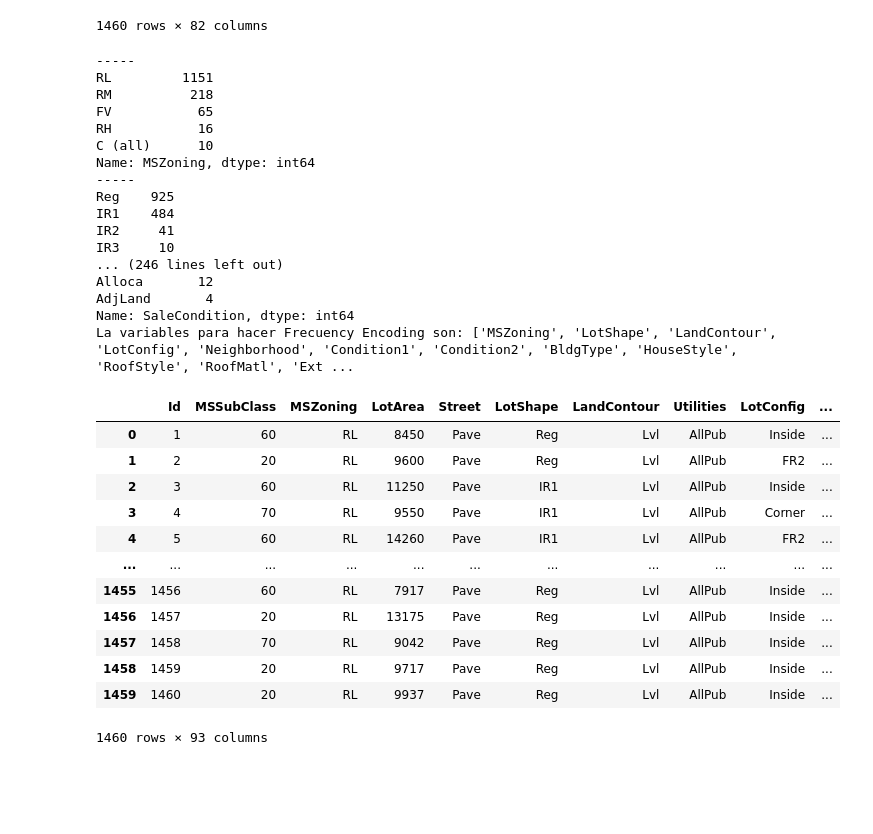
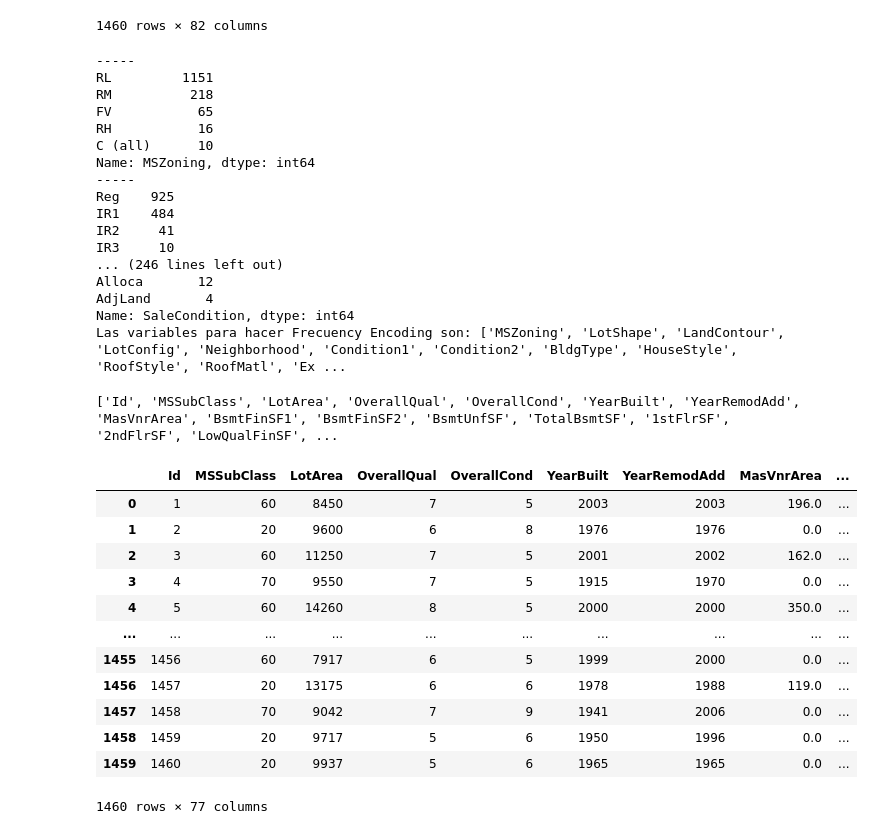
Before and after one commit to LeoContreras8/Laboratorio-1, a Jupyter notebook: Laboratorio1.ipynb, the cells around one changed output. Saved outputs shown, nothing was run; the diff lists cells and outputs as text; code cells hidden in the pictures; blank space fills up the shorter version.

```diff
--- a/Laboratorio1.ipynb
+++ b/Laboratorio1.ipynb
@@ -655,7 +643,7 @@ for i in cat_cols:
         print("-----")
         print(dataset[i].value_counts().sort_values(ascending=False))
         freq_encoding.append(i)
-print(f"La variables para hacer Frecuency Encoding son: {freq_encoding}")
+print(f"Las variables para hacer Frecuency Encoding son: {freq_encoding}")
 
 ## La variables para hacer One Hot Encoding son ['MSZoning', 'LotShape', 'LandContour', 'LotConfig', 'Neighborhood', 'Condition1', 'Condition2', 'BldgType', 'HouseStyle', 'RoofStyle', 'RoofMatl', 'Exterior1st', 'Exterior2nd', 'MasVnrType', 'ExterQual', 'ExterCond', 'Foundation', 'BsmtQual', 'BsmtCond', 'BsmtExposure', 'BsmtFinType1', 'BsmtFinType2', 'Heating', 'HeatingQC', 'Electrical', 'KitchenQual', 'Functional', 'SaleType', 'SaleCondition']
 # %% [output]
@@ -675,6 +663,6 @@ IR3     10
 Alloca       12
 AdjLand       4
 Name: SaleCondition, dtype: int64
-La variables para hacer Frecuency Encoding son: ['MSZoning', 'LotShape', 'LandContour', 'LotConfig', 'Neighborhood', 'Condition1', 'Condition2', 'BldgType', 'HouseStyle', 'RoofStyle', 'RoofMatl', 'Ext ...
+Las variables para hacer Frecuency Encoding son: ['MSZoning', 'LotShape', 'LandContour', 'LotConfig', 'Neighborhood', 'Condition1', 'Condition2', 'BldgType', 'HouseStyle', 'RoofStyle', 'RoofMatl', 'Ex ...
 # %%
 ## Crear los diccionarios con las frecuencias de cada variable categorica obtenida para Frecuency Encoding
@@ -706,19 +710,61 @@ dataset['BldgType_code']=dataset['BldgType'].map(BldgType_freq_mapper)
 dataset['HouseStyle_code']=dataset['HouseStyle'].map(HouseStyle_freq_mapper)
 dataset['RoofStyle_code']=dataset['RoofStyle'].map(RoofStyle_freq_mapper)
 dataset['RoofMatl_code']=dataset['RoofMatl'].map(RoofMatl_freq_mapper)
+dataset['Exterior1st_code']=dataset['Exterior1st'].map(Exterior1st_freq_mapper)
+dataset['Exterior2nd_code']=dataset['Exterior2nd'].map(Exterior2nd_freq_mapper)
+dataset['MasVnrType_code']=dataset['MasVnrType'].map(MasVnrType_freq_mapper)
+dataset['ExterQual_code']=dataset['ExterQual'].map(ExterQual_freq_mapper)
+dataset['ExterCond_code']=dataset['ExterCond'].map(ExterCond_freq_mapper)
+dataset['Foundation_code']=dataset['Foundation'].map(Foundation_freq_mapper)
+dataset['BsmtQual_code']=dataset['BsmtQual'].map(BsmtQual_freq_mapper)
+dataset['BsmtCond_code']=dataset['BsmtCond'].map(BsmtCond_freq_mapper)
+dataset['BsmtExposure_code']=dataset['BsmtExposure'].map(BsmtExposure_freq_mapper)
+dataset['BsmtFinType1_code']=dataset['BsmtFinType1'].map(BsmtFinType1_freq_mapper)
+dataset['BsmtFinType2_code']=dataset['BsmtFinType2'].map(BsmtFinType2_freq_mapper)
+dataset['Heating_code']=dataset['Heating'].map(Heating_freq_mapper)
+dataset['HeatingQC_code']=dataset['HeatingQC'].map(HeatingQC_freq_mapper)
+dataset['Electrical_code']=dataset['Electrical'].map(Electrical_freq_mapper)
+dataset['KitchenQual_code']=dataset['KitchenQual'].map(KitchenQual_freq_mapper)
+dataset['Functional_code']=dataset['Functional'].map(Functional_freq_mapper)
+dataset['SaleType_code']=dataset['SaleType'].map(SaleType_freq_mapper)
+dataset['SaleCondition_code']=dataset['SaleCondition'].map(SaleCondition_freq_mapper)
-# %%
-dataset
-# %% [output]
-|  | Id | MSSubClass | MSZoning | LotArea | Street | LotShape | LandContour | Utilities | LotConfig | ... |
-| 0 | 1 | 60 | RL | 8450 | Pave | Reg | Lvl | AllPub | Inside | ... |
-| 1 | 2 | 20 | RL | 9600 | Pave | Reg | Lvl | AllPub | FR2 | ... |
-| 2 | 3 | 60 | RL | 11250 | Pave | IR1 | Lvl | AllPub | Inside | ... |
-| 3 | 4 | 70 | RL | 9550 | Pave | IR1 | Lvl | AllPub | Corner | ... |
-| 4 | 5 | 60 | RL | 14260 | Pave | IR1 | Lvl | AllPub | FR2 | ... |
-| ... | ... | ... | ... | ... | ... | ... | ... | ... | ... | ... |
-| 1455 | 1456 | 60 | RL | 7917 | Pave | Reg | Lvl | AllPub | Inside | ... |
-| 1456 | 1457 | 20 | RL | 13175 | Pave | Reg | Lvl | AllPub | Inside | ... |
-| 1457 | 1458 | 70 | RL | 9042 | Pave | Reg | Lvl | AllPub | Inside | ... |
-| 1458 | 1459 | 20 | RL | 9717 | Pave | Reg | Lvl | AllPub | Inside | ... |
-| 1459 | 1460 | 20 | RL | 9937 | Pave | Reg | Lvl | AllPub | Inside | ... |
-1460 rows × 93 columns
+# %%
+'''Se depura el dataset para dejarlo solo las columnas de tipo numerico
+    Para dejar fuera las categoricas'''
+
+##Se obtienen las variables que son numericas
+
+
+
+def GetVarsNumeric(dataset):
+    num_colsnames=[]
+    columnas=dataset.columns
+
+    for col in columnas:
+        if((dataset[col].dtype=='int64') or (dataset[col].dtype=='float')) or (dataset[col].dtype=='uint8'):
+            num_colsnames.append(col)
+    return num_colsnames
+
+
+num_cols=GetVarsNumeric(dataset)
+print(num_cols)
+# %% [output]
+['Id', 'MSSubClass', 'LotArea', 'OverallQual', 'OverallCond', 'YearBuilt', 'YearRemodAdd', 'MasVnrArea', 'BsmtFinSF1', 'BsmtFinSF2', 'BsmtUnfSF', 'TotalBsmtSF', '1stFlrSF', '2ndFlrSF', 'LowQualFinSF', ...
+# %%
+## Se crea el nuevo dataset solo con variables numericas
+new_dataset=dataset[num_cols]
+new_dataset
+# %% [output]
+|  | Id | MSSubClass | LotArea | OverallQual | OverallCond | YearBuilt | YearRemodAdd | MasVnrArea | ... |
+| 0 | 1 | 60 | 8450 | 7 | 5 | 2003 | 2003 | 196.0 | ... |
+| 1 | 2 | 20 | 9600 | 6 | 8 | 1976 | 1976 | 0.0 | ... |
+| 2 | 3 | 60 | 11250 | 7 | 5 | 2001 | 2002 | 162.0 | ... |
+| 3 | 4 | 70 | 9550 | 7 | 5 | 1915 | 1970 | 0.0 | ... |
+| 4 | 5 | 60 | 14260 | 8 | 5 | 2000 | 2000 | 350.0 | ... |
+| ... | ... | ... | ... | ... | ... | ... | ... | ... | ... |
+| 1455 | 1456 | 60 | 7917 | 6 | 5 | 1999 | 2000 | 0.0 | ... |
+| 1456 | 1457 | 20 | 13175 | 6 | 6 | 1978 | 1988 | 119.0 | ... |
+| 1457 | 1458 | 70 | 9042 | 7 | 9 | 1941 | 2006 | 0.0 | ... |
+| 1458 | 1459 | 20 | 9717 | 5 | 6 | 1950 | 1996 | 0.0 | ... |
+| 1459 | 1460 | 20 | 9937 | 5 | 6 | 1965 | 1965 | 0.0 | ... |
+1460 rows × 77 columns
```
Also changed, not shown: parts of 15 cells of this notebook.
